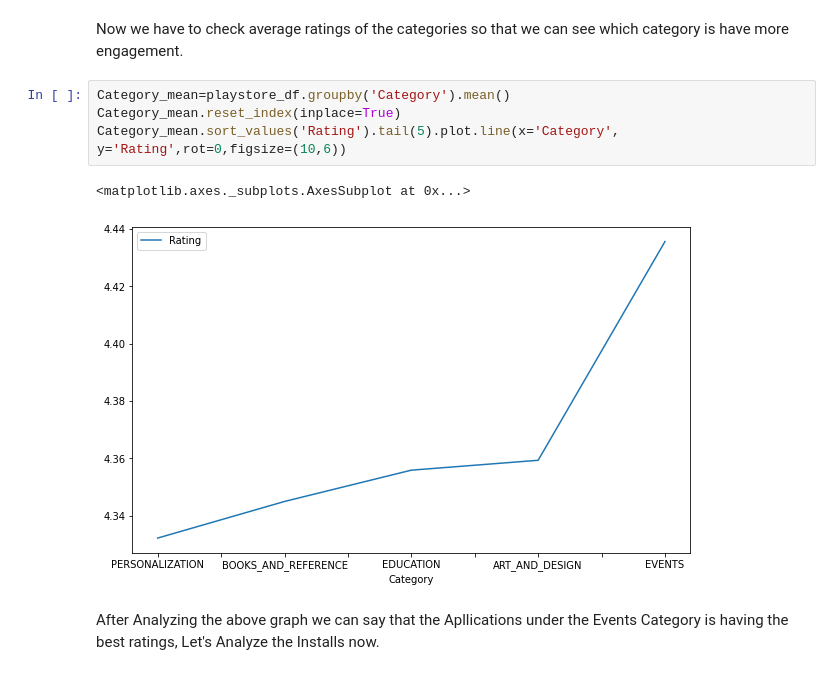
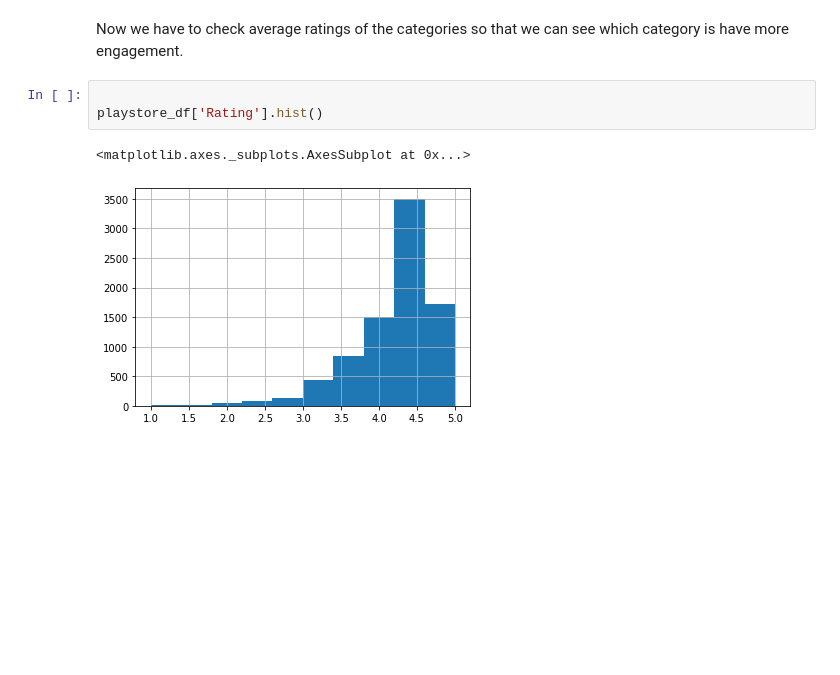
Before and after one commit to grishabh04/EDA-CAPSTONE-PROJECT, a Jupyter notebook: Play_Store_App_Review_Analysis_Capstone_Project.ipynb, the cells around one changed output. Drawn from its saved outputs; the diff is of its cells as text; blank space fills up the shorter version.

```diff
--- a/Play_Store_App_Review_Analysis_Capstone_Project.ipynb
+++ b/Play_Store_App_Review_Analysis_Capstone_Project.ipynb
@@ -541,11 +541,8 @@ df_review.plot.pie(y='App', figsize=(5,6),autopct='%1.2f%%')
 # %% [markdown]
 Now we have to check average ratings of the categories so that we can see which category is have more engagement.
-# %%
-Category_mean=playstore_df.groupby('Category').mean()
-Category_mean.reset_index(inplace=True)
-Category_mean.sort_values('Rating').tail(5).plot.line(x='Category', y='Rating',rot=0,figsize=(10,6))
-# %% [output]
-<matplotlib.axes._subplots.AxesSubplot at 0x...>
-[figure, removed]
-# %% [markdown]
-After Analyzing the above graph we can say that the Apllications under the Events Category is having the best ratings, Let's Analyze the Installs now.
+# %%
+
+playstore_df['Rating'].hist()
+# %% [output]
+<matplotlib.axes._subplots.AxesSubplot at 0x...>
+[figure, added]
```
Also changed, not shown: parts of 19 cells of this notebook.
